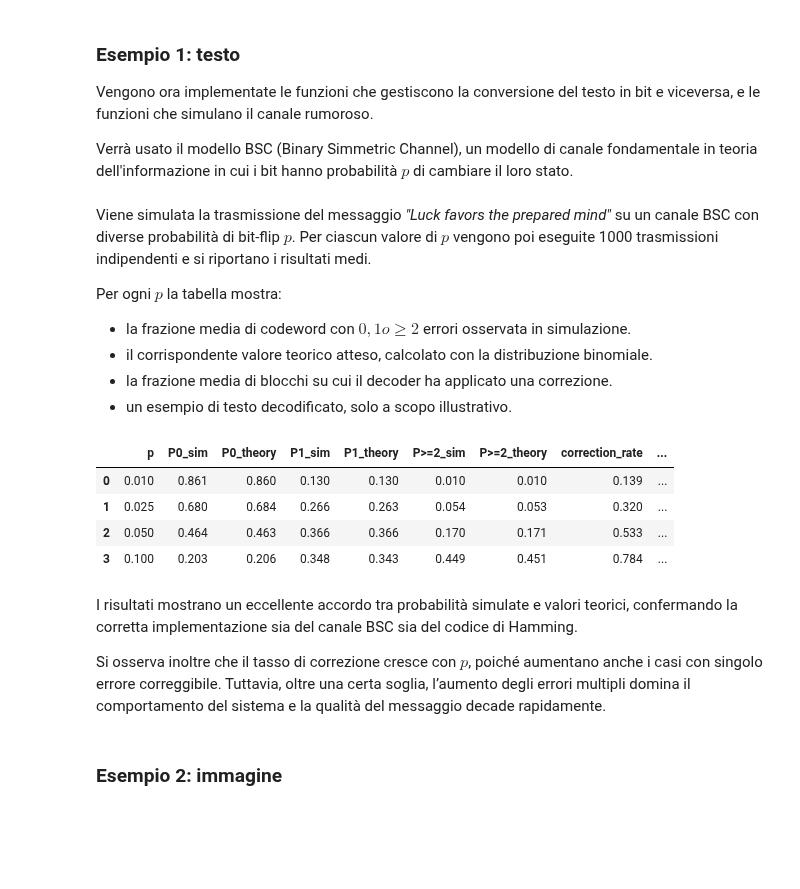
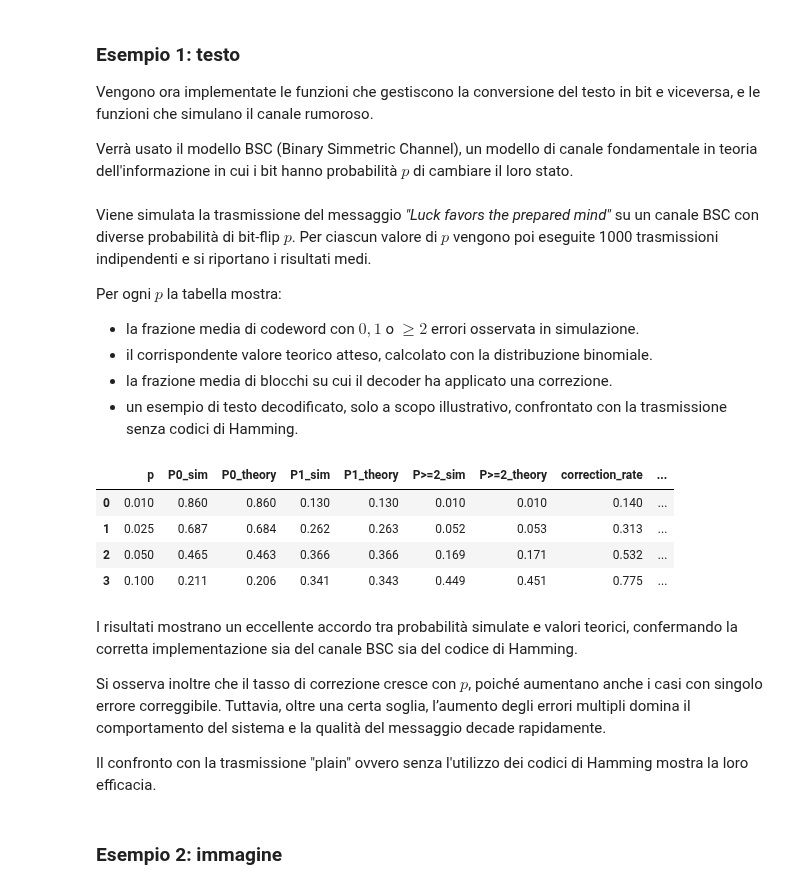
Before and after one commit to villasam/project_hamming, a Jupyter notebook: project_hamming.ipynb, the cells around one changed output. Cells and saved outputs as stored; diff of their text form; code cells hidden in the pictures; blank space fills up the shorter version.

```diff
--- a/project_hamming.ipynb
+++ b/project_hamming.ipynb
@@ -972,10 +962,10 @@ Viene simulata la trasmissione del messaggio *"Luck favors the prepared mind"* s
 
 Per ogni $p$ la tabella mostra:
 
-- la frazione media di codeword con $0, 1 o \ge 2$ errori osservata in simulazione.
+- la frazione media di codeword con $0, 1$ o $\ge 2$ errori osservata in simulazione.
 - il corrispondente valore teorico atteso, calcolato con la distribuzione binomiale.
 - la frazione media di blocchi su cui il decoder ha applicato una correzione.
-- un esempio di testo decodificato, solo a scopo illustrativo.
+- un esempio di testo decodificato, solo a scopo illustrativo, confrontato con la trasmissione senza codici di Hamming.
 # %%
 # Simulazione di trasmissione testo, restituisce il testo ricevuto e decodificato, la percentuale di blocchi corretti, quante volte sono avvenuti 0, 1, 2 o più di 2 flip per blocco
 def transmit_text_hamming(text, r, p):
@@ -1016,6 +1006,12 @@ def char_error_rate(original, received):
 
     return diff / L
 
+# Trasmissione senza correzione. Restituisce (text_noisy, num_bits).
+def transmit_text_plain(text, p):
+
+    bits = text_to_bits(text)
+    noisy_bits, _ = bsc_channel(bits, p)   # assume che bsc_channel funzioni su liste di bit
+    return bits_to_text(noisy_bits), len(bits)
 
 #TABELLA RISULTATI HAMMING NORMALE
 
@@ -1032,15 +1028,19 @@ rows = []
 
 for p in prob:
 
-    sum_zero = sum_one = sum_two = sum_more = sum_cer = 0
+    sum_zero = sum_one = sum_two = sum_more = sum_cer = sum_cer_plain = 0
     sum_corrected = 0
     example_text, _, _, _, _ = transmit_text_hamming(text, r, p)
+    example_text_plain, _ = transmit_text_plain(text, p)
 
     for _ in range(trials):
         out, corrected_count, zero, one, more = transmit_text_hamming(text, r, p)
         cer = char_error_rate(text, out)
         sum_cer += cer
 
+        out_plain, _ = transmit_text_plain(text, p)
+        cer_plain = char_error_rate(text, out_plain)
+        sum_cer_plain += cer_plain
 
         sum_zero += zero
         sum_one += one
@@ -1050,43 +1050,48 @@ for p in prob:
     total_blocks = sum_zero + sum_one + sum_more
 
     # Probabilità simulate (media Monte Carlo)
     P0_sim = sum_zero / total_blocks
     P1_sim = sum_one / total_blocks
     Pm_sim = sum_more / total_blocks
 
     # Probabilità teoriche (BSC + Hamming), Binomiale
     P0_th = (1-p)**n
     P1_th = n*p*(1-p)**(n-1)
     Pm_th = 1 - P0_th - P1_th
 
     rows.append({
         "p": p,
         "P0_sim": P0_sim,
         "P0_theory": P0_th,
         "P1_sim": P1_sim,
         "P1_theory": P1_th,
         "P>=2_sim": Pm_sim,
         "P>=2_theory": Pm_th,
         "correction_rate": sum_corrected / trials,
         "Char_error_rate": sum_cer / trials,
 
-        "example_text": example_text
+        "example_text": example_text,
+
+        "Char_error_rate_plain": sum_cer_plain / trials,
+        "example_text_plain": example_text_plain
     })
 
 
 df = pd.DataFrame(rows)
-fmt = {col: "{:.3f}" for col in df.columns if col != "example_text"}
+fmt = {col: "{:.3f}" for col in df.columns if col not in ("example_text", "example_text_plain")}
 display(df.style.format(fmt))
 # %% [output]
 |  | p | P0_sim | P0_theory | P1_sim | P1_theory | P>=2_sim | P>=2_theory | correction_rate | ... |
-| 0 | 0.010 | 0.861 | 0.860 | 0.130 | 0.130 | 0.010 | 0.010 | 0.139 | ... |
-| 1 | 0.025 | 0.680 | 0.684 | 0.266 | 0.263 | 0.054 | 0.053 | 0.320 | ... |
-| 2 | 0.050 | 0.464 | 0.463 | 0.366 | 0.366 | 0.170 | 0.171 | 0.533 | ... |
-| 3 | 0.100 | 0.203 | 0.206 | 0.348 | 0.343 | 0.449 | 0.451 | 0.784 | ... |
+| 0 | 0.010 | 0.860 | 0.860 | 0.130 | 0.130 | 0.010 | 0.010 | 0.140 | ... |
+| 1 | 0.025 | 0.687 | 0.684 | 0.262 | 0.263 | 0.052 | 0.053 | 0.313 | ... |
+| 2 | 0.050 | 0.465 | 0.463 | 0.366 | 0.366 | 0.169 | 0.171 | 0.532 | ... |
+| 3 | 0.100 | 0.211 | 0.206 | 0.341 | 0.343 | 0.449 | 0.451 | 0.775 | ... |
 # %% [markdown]
 I risultati mostrano un eccellente accordo tra probabilità simulate e valori teorici, confermando la corretta implementazione sia del canale BSC sia del codice di Hamming.
 
 Si osserva inoltre che il tasso di correzione cresce con $p$, poiché aumentano anche i casi con singolo errore correggibile. Tuttavia, oltre una certa soglia, l’aumento degli errori multipli domina il comportamento del sistema e la qualità del messaggio decade rapidamente.
+
+Il confronto con la trasmissione "plain" ovvero senza l'utilizzo dei codici di Hamming mostra la loro efficacia.
 # %% [markdown]
 ### Esempio 2: immagine
 # %% [markdown]
```
Also changed, not shown: parts of 17 cells of this notebook.
